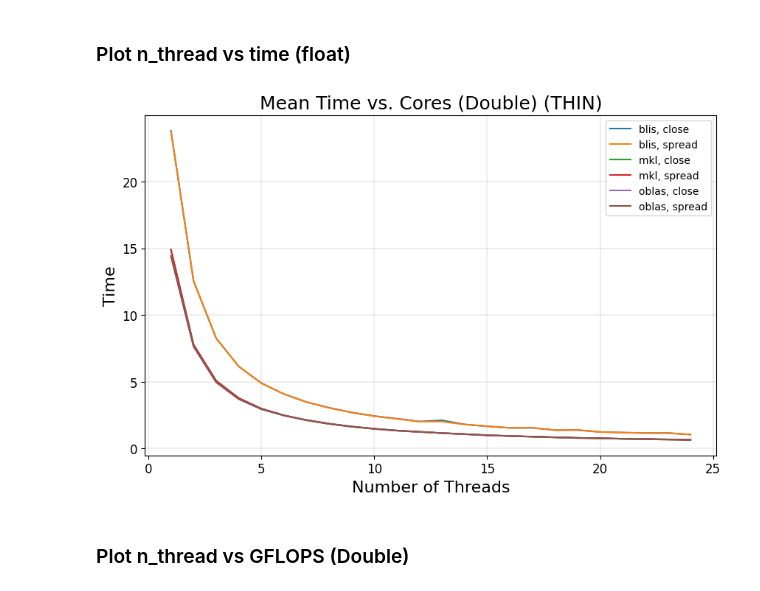
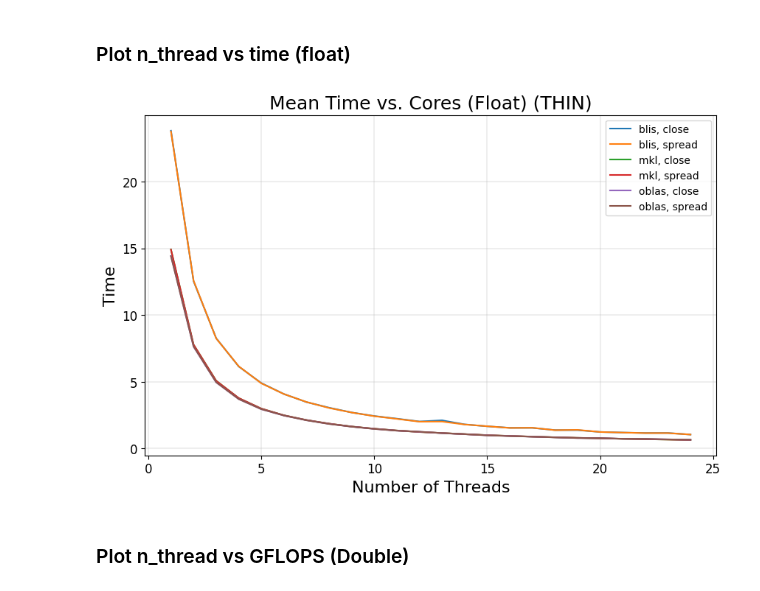
Before and after one commit to paolodr98/Final-assigments-FHPC-course-2022-2023, a Jupyter notebook: exercise2/non_parallel_init/batch_file/THIN/core/analize_THIN_core.ipynb, the cells around one changed output. Saved outputs shown, nothing was run; the diff lists cells and outputs as text; code cells hidden in the pictures.

```diff
--- a/exercise2/non_parallel_init/batch_file/THIN/core/analize_THIN_core.ipynb
+++ b/exercise2/non_parallel_init/batch_file/THIN/core/analize_THIN_core.ipynb
@@ -195,34 +195,34 @@ plt.show()
 # %%
 plt.figure(figsize=(10, 6))
 
 plt.plot(n_threads, means_cbf[:,0], label = 'blis, close')
 plt.plot(n_threads, means_sbf[:,0], label = 'blis, spread')
 plt.plot(n_threads, means_cmf[:,0], label = 'mkl, close')
 plt.plot(n_threads, means_smf[:,0], label = 'mkl, spread')
 plt.plot(n_threads, means_cof[:,0], label = 'oblas, close')
 plt.plot(n_threads, means_sof[:,0], label = 'oblas, spread')
 
 plt.fill_between(n_threads, means_cbf[:,0] - stds_cbf[:,0], means_cbf[:,0] + stds_cbf[:,0], alpha=0.2)
 plt.fill_between(n_threads, means_sbf[:,0] - stds_sbf[:,0], means_sbf[:,0] + stds_sbf[:,0], alpha=0.2)
 plt.fill_between(n_threads, means_cmf[:,0] - stds_cmf[:,0], means_cmf[:,0] + stds_cmf[:,0], alpha=0.2)
 plt.fill_between(n_threads, means_smf[:,0] - stds_smf[:,0], means_smf[:,0] + stds_smf[:,0], alpha=0.2)
 plt.fill_between(n_threads, means_cof[:,0] - stds_cof[:,0], means_cof[:,0] + stds_cof[:,0], alpha=0.2)
 plt.fill_between(n_threads, means_sof[:,0] - stds_sof[:,0], means_sof[:,0] + stds_sof[:,0], alpha=0.2)
 
 
 plt.xlabel('Number of Threads', fontsize = 16)
 plt.ylabel('Time', fontsize = 16)
-plt.title('Mean Time vs. Cores (Double) (THIN)', fontsize = 18)
+plt.title('Mean Time vs. Cores (Float) (THIN)', fontsize = 18)
 
 plt.xticks(fontsize=12)
 plt.yticks(fontsize=12)
 
 plt.legend(fontsize=10)
 
 plt.grid(linewidth = 0.3)
 plt.show()
 # %% [output]
-[figure, old version]
+[figure, new version]
 # %% [markdown]
 ### Plot n_thread vs GFLOPS (Double)
 # %%
```
Also changed, not shown: 22 other files.
